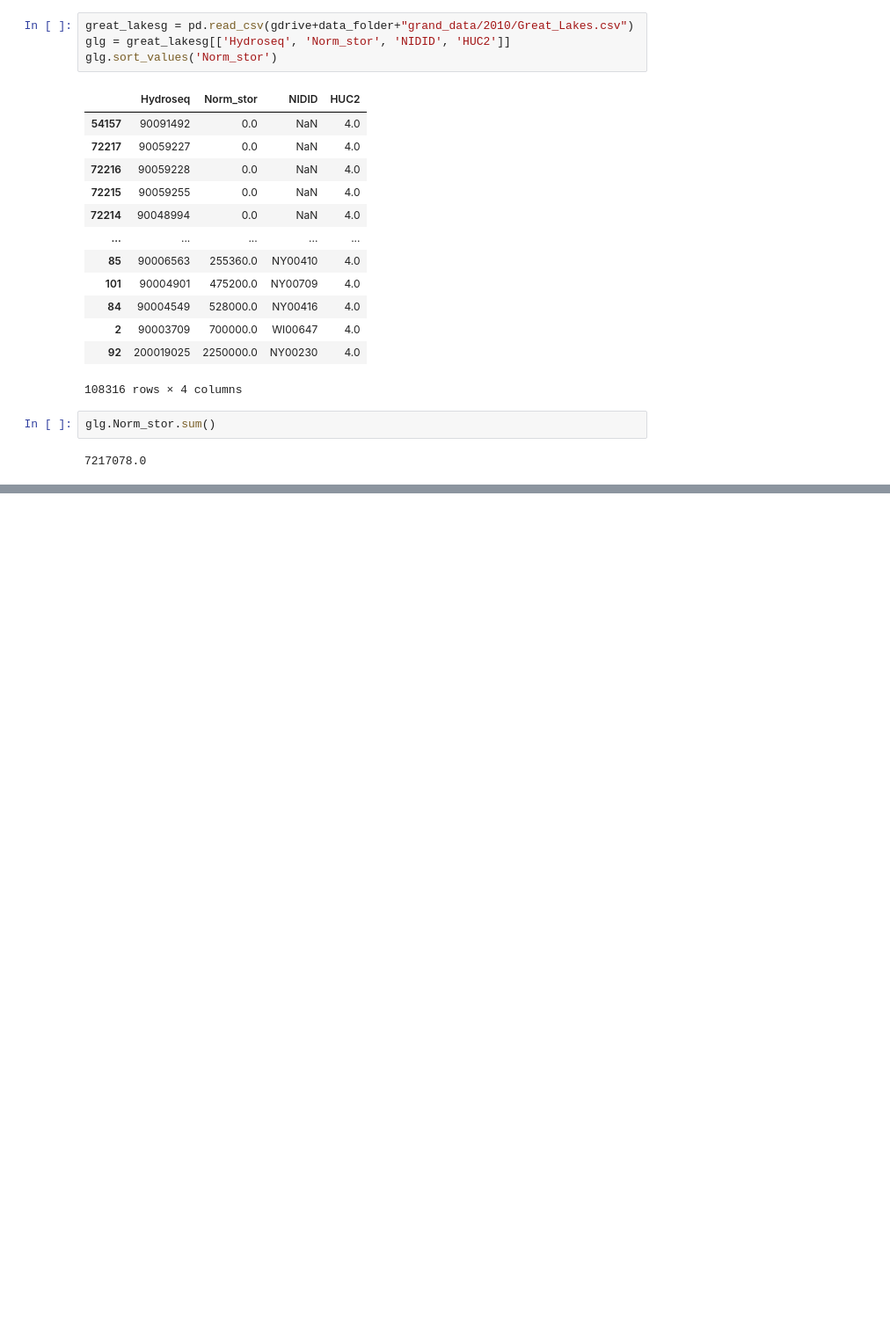
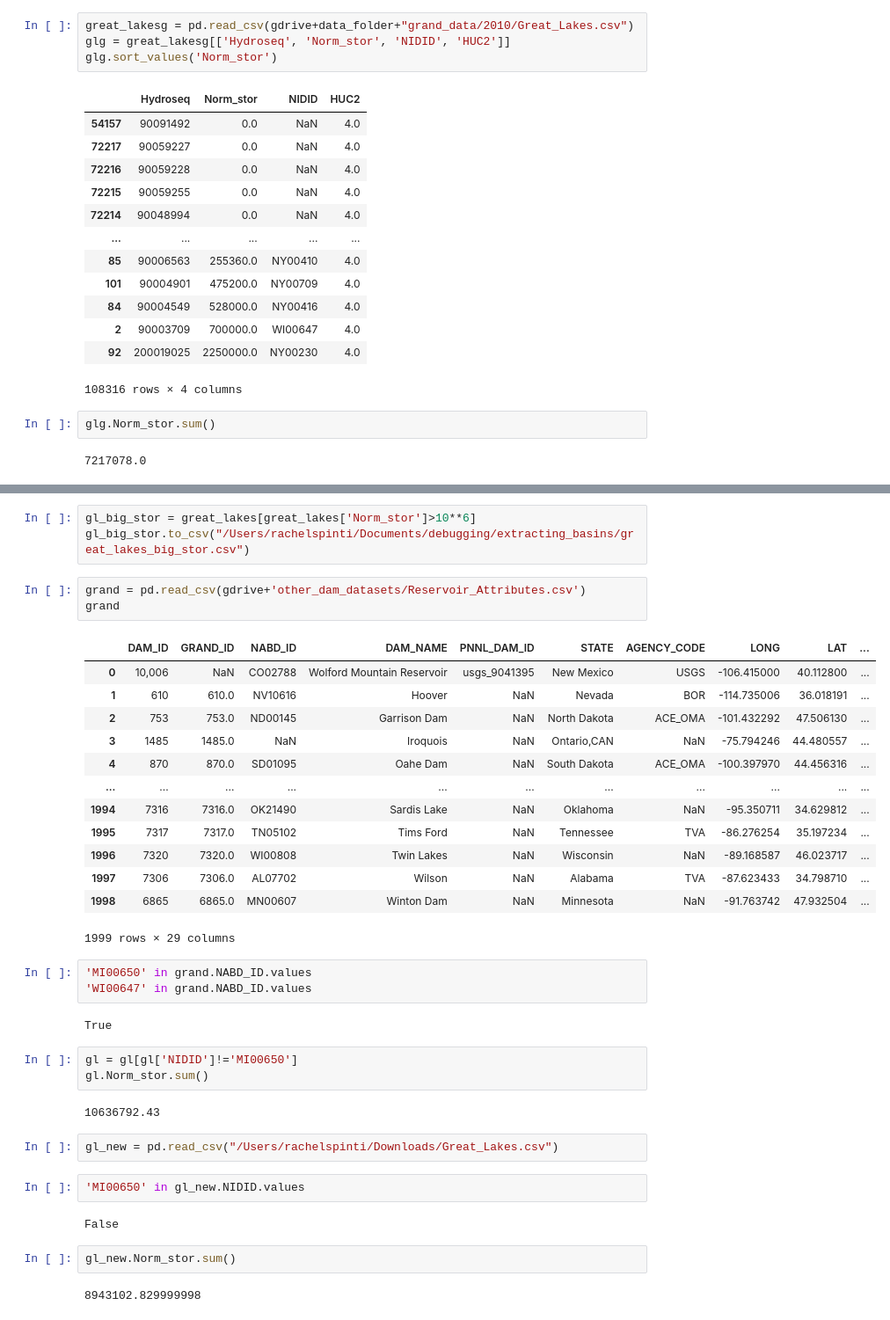
Before and after one commit to rspinti/River_bifurcation, a Jupyter notebook: archive/Rachel_testing/analysis_testing/analysis_testing.ipynb, the cells around one changed output, grey strips where cells are left out. Shown at 88% size. Drawn from its saved outputs; the diff is of its cells as text; blank space fills up the shorter version.

```diff
--- a/archive/Rachel_testing/analysis_testing/analysis_testing.ipynb
+++ b/archive/Rachel_testing/analysis_testing/analysis_testing.ipynb
@@ -604,0 +639,40 @@ glg.Norm_stor.sum()
+# %%
+gl_big_stor = great_lakes[great_lakes['Norm_stor']>10**6]
+gl_big_stor.to_csv("/Users/rachelspinti/Documents/debugging/extracting_basins/great_lakes_big_stor.csv")
+# %%
+grand = pd.read_csv(gdrive+'other_dam_datasets/Reservoir_Attributes.csv')
+grand
+# %% [output]
+|  | DAM_ID | GRAND_ID | NABD_ID | DAM_NAME | PNNL_DAM_ID | STATE | AGENCY_CODE | LONG | LAT | ... |
+| 0 | 10,006 | NaN | CO02788 | Wolford Mountain Reservoir | usgs_9041395 | New Mexico | USGS | -106.415000 | 40.112800 | ... |
+| 1 | 610 | 610.0 | NV10616 | Hoover | NaN | Nevada | BOR | -114.735006 | 36.018191 | ... |
+| 2 | 753 | 753.0 | ND00145 | Garrison Dam | NaN | North Dakota | ACE_OMA | -101.432292 | 47.506130 | ... |
+| 3 | 1485 | 1485.0 | NaN | Iroquois | NaN | Ontario,CAN | NaN | -75.794246 | 44.480557 | ... |
+| 4 | 870 | 870.0 | SD01095 | Oahe Dam | NaN | South Dakota | ACE_OMA | -100.397970 | 44.456316 | ... |
+| ... | ... | ... | ... | ... | ... | ... | ... | ... | ... | ... |
+| 1994 | 7316 | 7316.0 | OK21490 | Sardis Lake | NaN | Oklahoma | NaN | -95.350711 | 34.629812 | ... |
+| 1995 | 7317 | 7317.0 | TN05102 | Tims Ford | NaN | Tennessee | TVA | -86.276254 | 35.197234 | ... |
+| 1996 | 7320 | 7320.0 | WI00808 | Twin Lakes | NaN | Wisconsin | NaN | -89.168587 | 46.023717 | ... |
+| 1997 | 7306 | 7306.0 | AL07702 | Wilson | NaN | Alabama | TVA | -87.623433 | 34.798710 | ... |
+| 1998 | 6865 | 6865.0 | MN00607 | Winton Dam | NaN | Minnesota | NaN | -91.763742 | 47.932504 | ... |
+1999 rows × 29 columns
+# %%
+'MI00650' in grand.NABD_ID.values
+'WI00647' in grand.NABD_ID.values
+# %% [output]
+True
+# %%
+gl = gl[gl['NIDID']!='MI00650']
+gl.Norm_stor.sum()
+# %% [output]
+10636792.43
+# %%
+gl_new = pd.read_csv("/Users/rachelspinti/Downloads/Great_Lakes.csv")
+# %%
+'MI00650' in gl_new.NIDID.values
+# %% [output]
+False
+# %%
+gl_new.Norm_stor.sum()
+# %% [output]
+8943102.829999998
```
Also changed, not shown: parts of 5 cells of this notebook, 4 other files.
